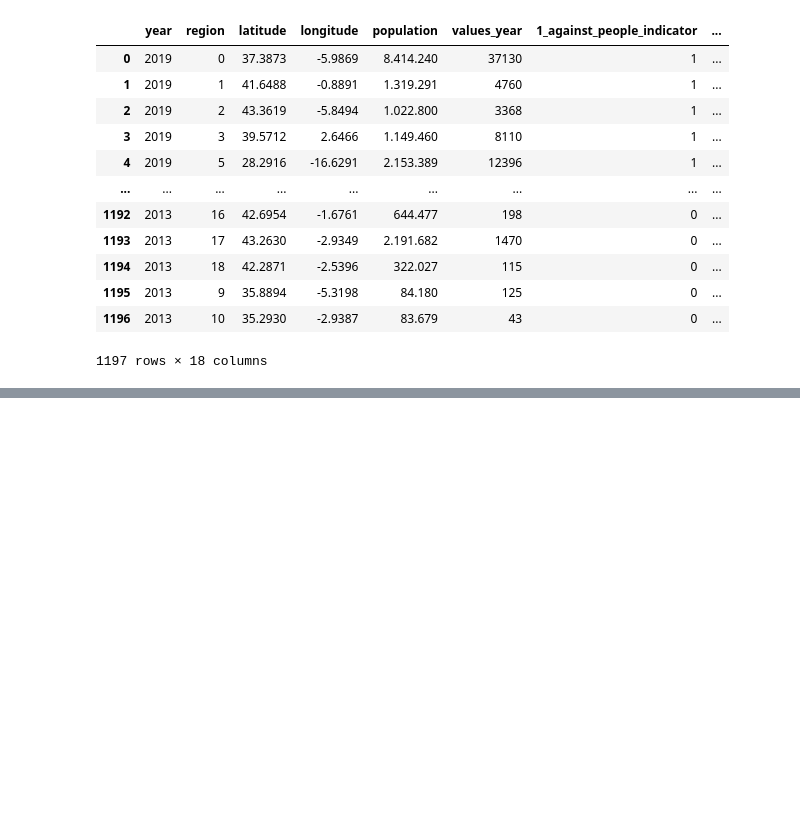
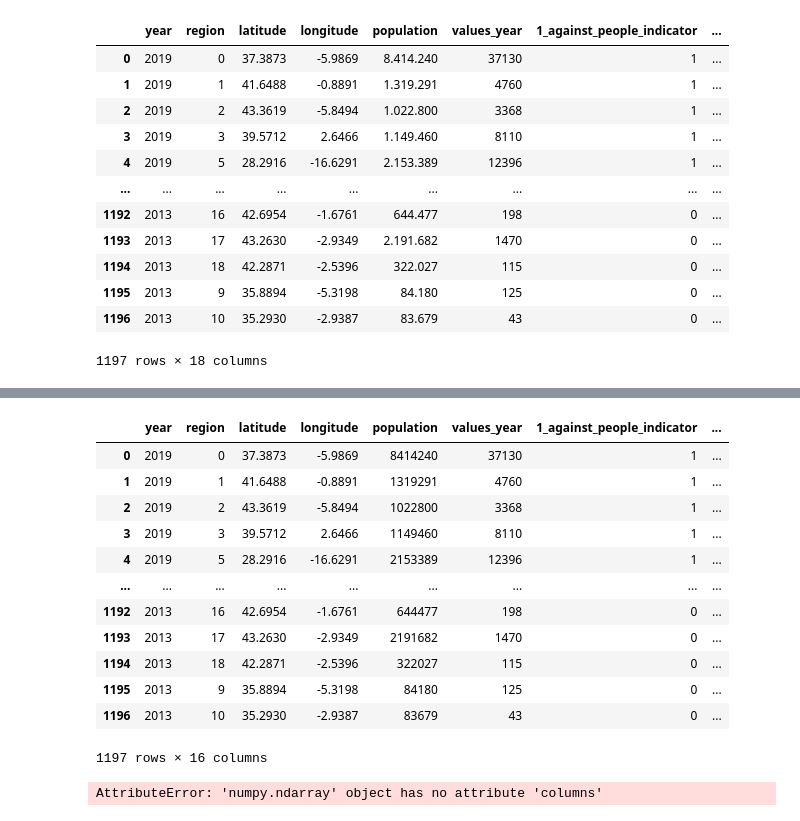
Before and after one commit to ivanalonsom/Project6, a Jupyter notebook: main.ipynb, the cells around one changed output, grey strips where cells are left out. Cells and saved outputs as stored; diff of their text form; code cells hidden in the pictures; blank space fills up the shorter version.

```diff
--- a/main.ipynb
+++ b/main.ipynb
@@ -199,6 +202,21 @@ df_total_values
 # Tabla final
 
 #df_total_values.to_csv('df_total_values.csv', index=False)
+# %%
+from sklearn.decomposition import PCA
+from sklearn.preprocessing import StandardScaler
+columns_pca = ['values_year_minus_1', 'values_year_minus_2', 'values_year_minus_3']
+values_year_data = df_total_values[columns_pca]
+scaler = StandardScaler()
+values_year_scaled = scaler.fit_transform(values_year_data)
+pca = PCA(n_components=0.9, random_state=42)
+pca_result = pca.fit_transform(values_year_scaled)
+
+df_total_values["value_year_PCA"] = pca_result
+df_total_values.drop(columns=['values_year_minus_1', 'values_year_minus_2', 'values_year_minus_3'], inplace=True)
+
+
+df_total_values["population"] = df_total_values["population"].replace("\.", "", regex=True).astype(int)
 # %%
 df_total_values_201017 = df_total_values[df_total_values['year'] <= 2017]
 
@@ -220,0 +376,18 @@ df_total_values_201819 = df_total_values[df_total_values['year'] >= 2018]
+# %%
+df_nuevo = df_total_values.copy()
+
+df_nuevo
+# %% [output]
+|  | year | region | latitude | longitude | population | values_year | 1_against_people_indicator | ... |
+| 0 | 2019 | 0 | 37.3873 | -5.9869 | 8414240 | 37130 | 1 | ... |
+| 1 | 2019 | 1 | 41.6488 | -0.8891 | 1319291 | 4760 | 1 | ... |
+| 2 | 2019 | 2 | 43.3619 | -5.8494 | 1022800 | 3368 | 1 | ... |
+| 3 | 2019 | 3 | 39.5712 | 2.6466 | 1149460 | 8110 | 1 | ... |
+| 4 | 2019 | 5 | 28.2916 | -16.6291 | 2153389 | 12396 | 1 | ... |
+| ... | ... | ... | ... | ... | ... | ... | ... | ... |
+| 1192 | 2013 | 16 | 42.6954 | -1.6761 | 644477 | 198 | 0 | ... |
+| 1193 | 2013 | 17 | 43.2630 | -2.9349 | 2191682 | 1470 | 0 | ... |
+| 1194 | 2013 | 18 | 42.2871 | -2.5396 | 322027 | 115 | 0 | ... |
+| 1195 | 2013 | 9 | 35.8894 | -5.3198 | 84180 | 125 | 0 | ... |
+| 1196 | 2013 | 10 | 35.2930 | -2.9387 | 83679 | 43 | 0 | ... |
+1197 rows × 16 columns
@@ -220,0 +406,5 @@ df_total_values_201819 = df_total_values[df_total_values['year'] >= 2018]
+# %%
+X_train_norm_201017 = pd.DataFrame(X_train_norm_201017, columns = X_train_norm_201017.columns)        # Vuelvo a dar formato de df
+X_test_2018 = pd.DataFrame(X_test_2018, columns = X_test_2018.columns)
+# %% [output]
+AttributeError: 'numpy.ndarray' object has no attribute 'columns'
```
Also changed, not shown: parts of 22 cells of this notebook, 1 other file.
